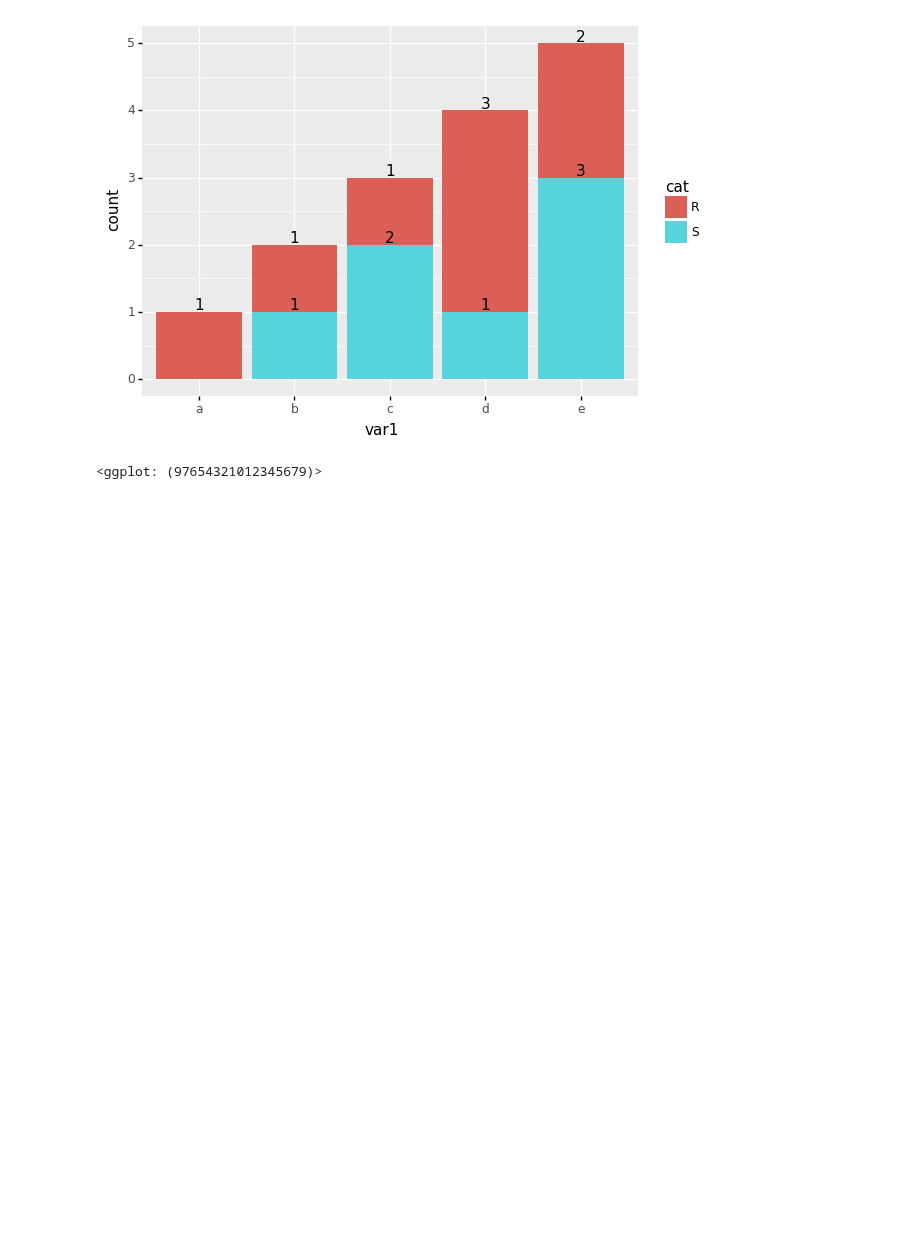
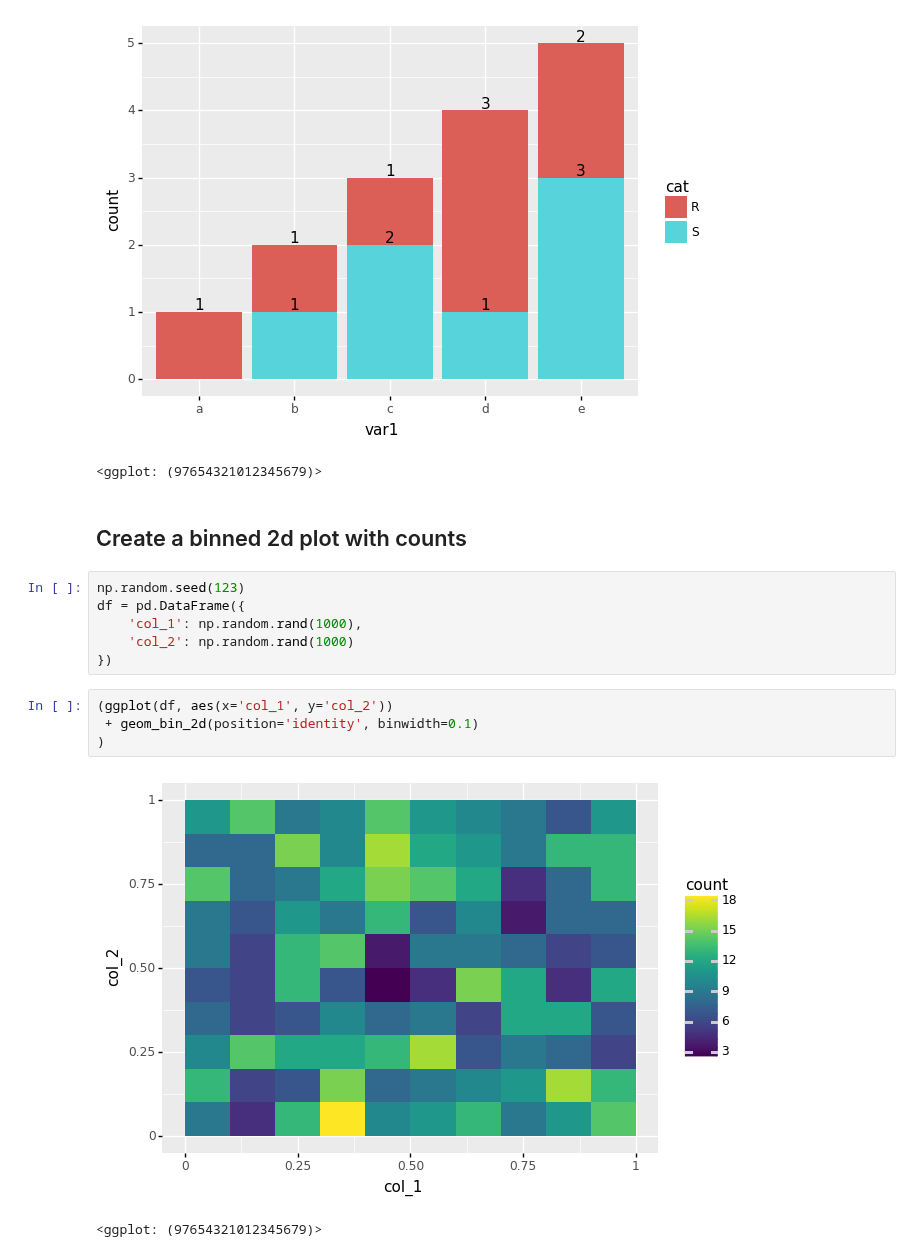
Before and after one commit to has2k1/plotnine-examples, a Jupyter notebook: plotnine_examples/examples/stage.ipynb, the cells around one changed output. Cells and saved outputs as stored; diff of their text form; blank space fills up the shorter version.

```diff
--- a/plotnine_examples/examples/stage.ipynb
+++ b/plotnine_examples/examples/stage.ipynb
@@ -53,3 +53,18 @@ Note that this will work even nicely for stacked bars where adjustig the positio
 # %% [output]
 [figure]
 <ggplot: (97654321012345679)>
+# %% [markdown]
+## Create a binned 2d plot with counts ##
+# %%
+np.random.seed(123)
+df = pd.DataFrame({
+    'col_1': np.random.rand(1000),
+    'col_2': np.random.rand(1000)
+})
+# %%
+(ggplot(df, aes(x='col_1', y='col_2'))
+ + geom_bin_2d(position='identity', binwidth=0.1)
+)
+# %% [output]
+[figure, added]
+<ggplot: (97654321012345679)>
```
Also changed, not shown: parts of 2 cells of this notebook.
